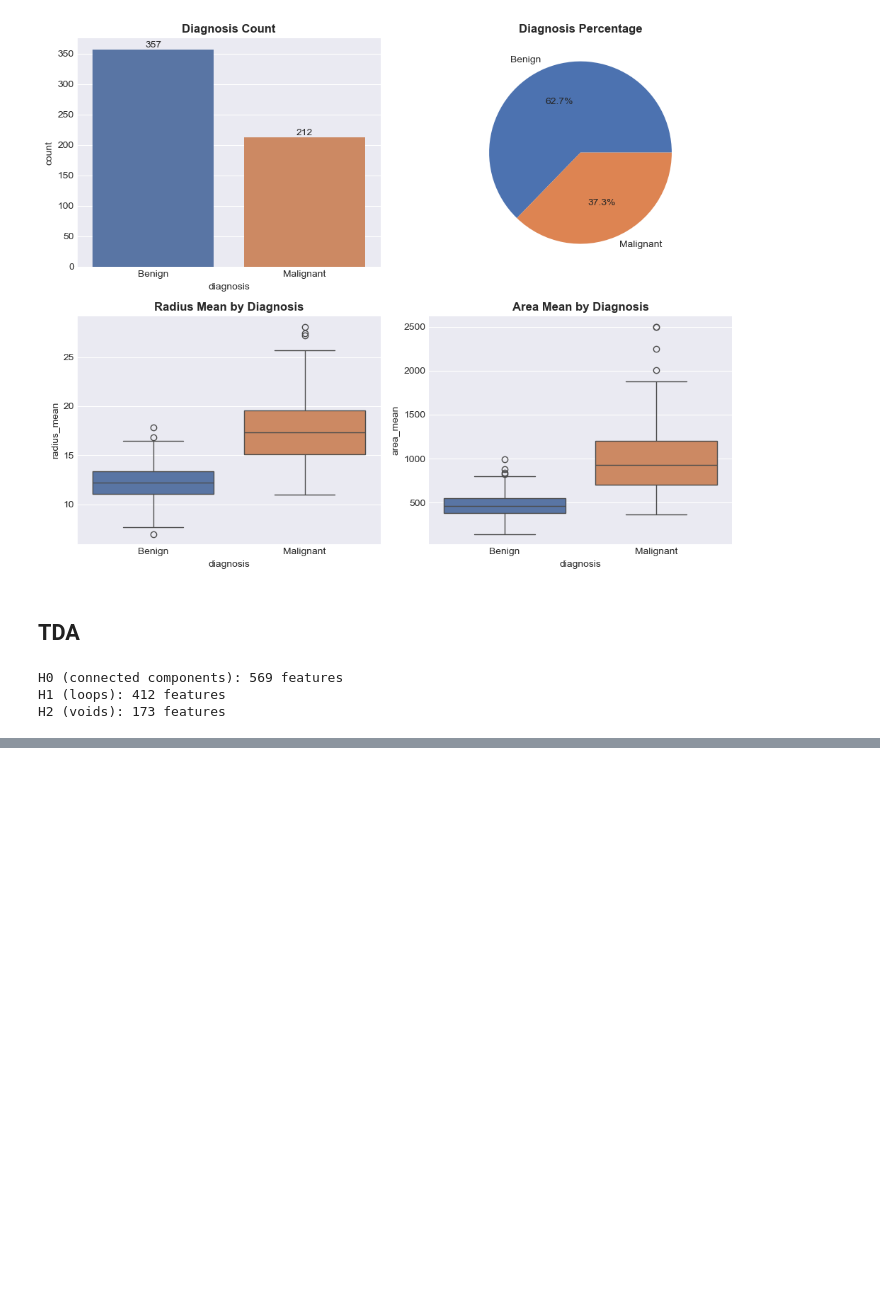
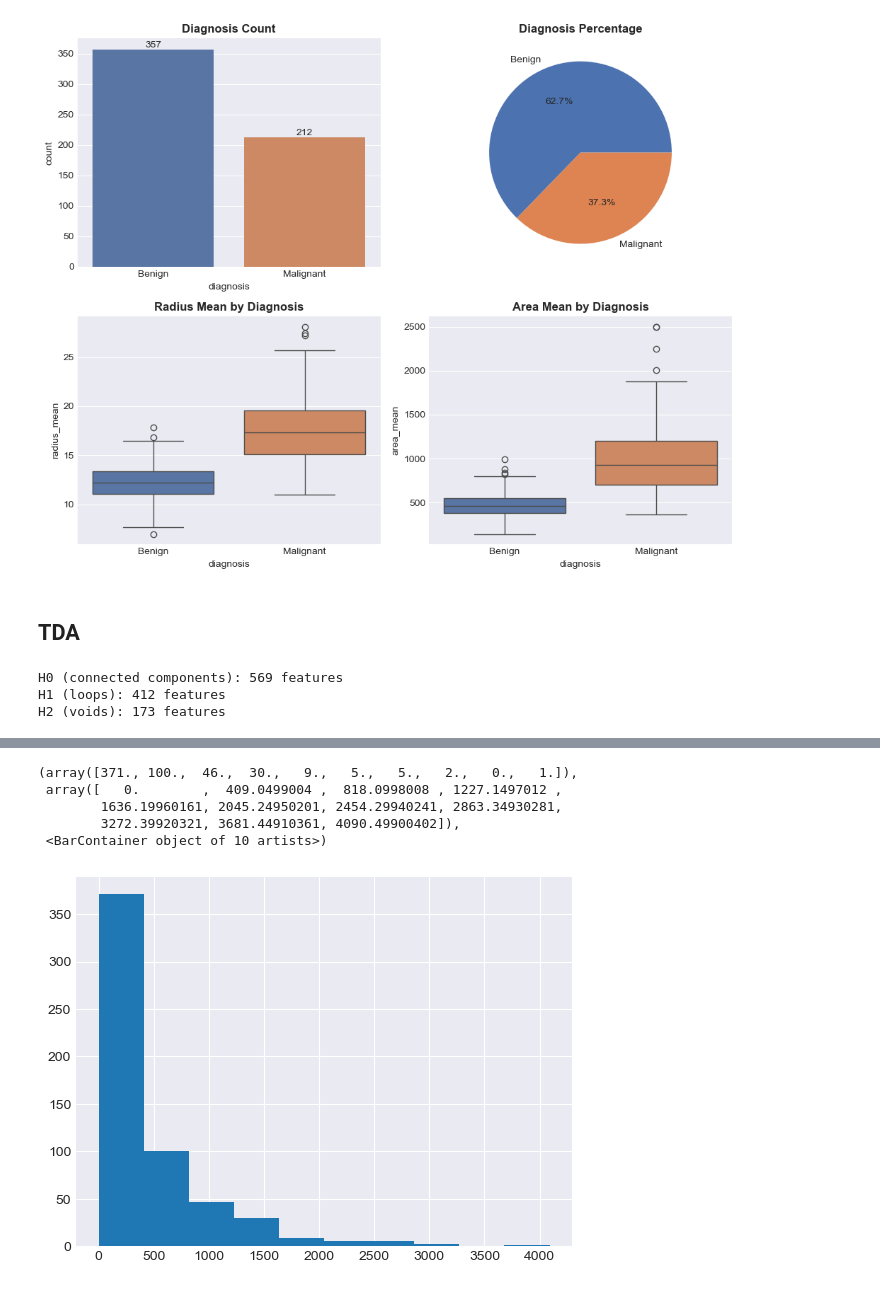
Before and after one commit to ajenee1/TDA, a Jupyter notebook: tda.ipynb, the cells around one changed output, grey strips where cells are left out. Saved outputs shown, nothing was run; the diff lists cells and outputs as text; code cells hidden in the pictures; blank space fills up the shorter version.

```diff
--- a/tda.ipynb
+++ b/tda.ipynb
@@ -182,0 +231,9 @@ H2 (voids): 173 features
+# %%
+plt.hist(err_distances[5])
+# %% [output]
+(array([371., 100.,  46.,  30.,   9.,   5.,   5.,   2.,   0.,   1.]),
+ array([   0.        ,  409.0499004 ,  818.0998008 , 1227.1497012 ,
+        1636.19960161, 2045.24950201, 2454.29940241, 2863.34930281,
+        3272.39920321, 3681.44910361, 4090.49900402]),
+ <BarContainer object of 10 artists>)
+[figure, added]
```
Also changed, not shown: parts of 6 cells of this notebook.
